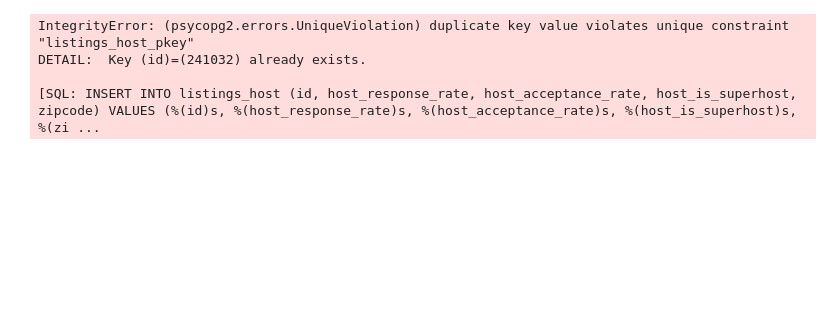
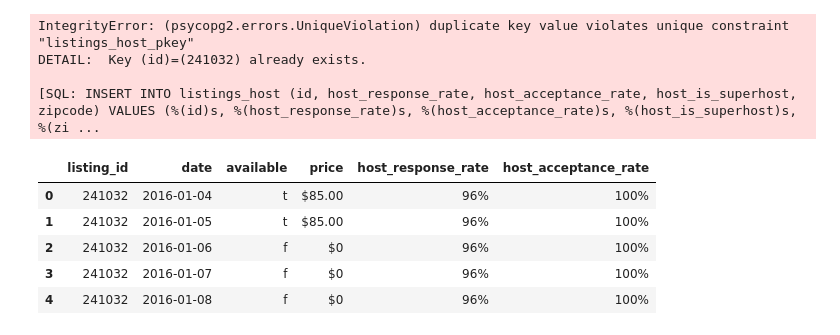
Before and after one commit to nt1analytics/Project-2, a Jupyter notebook: airbnb.ipynb, the cells around one changed output. Saved outputs shown, nothing was run; the diff lists cells and outputs as text; code cells hidden in the pictures; blank space fills up the shorter version.

Commit message:
join test

```diff
--- a/airbnb.ipynb
+++ b/airbnb.ipynb
@@ -250,3 +250,18 @@ IntegrityError: (psycopg2.errors.UniqueViolation) duplicate key value violates u
 DETAIL:  Key (id)=(241032) already exists.
 
 [SQL: INSERT INTO listings_host (id, host_response_rate, host_acceptance_rate, host_is_superhost, zipcode) VALUES (%(id)s, %(host_response_rate)s, %(host_acceptance_rate)s, %(host_is_superhost)s, %(zi ...
+# %%
+sql_join = r"""SELECT calendar.listing_id, calendar.date, calendar.available,
+calendar.price, listings_host.host_response_rate, listings_host.host_acceptance_rate
+FROM calendar
+JOIN listings_host
+ON calendar.listing_id = listings_host.id"""
+# %%
+pd.read_sql_query(sql_join, con=engine).head()
+# %% [output]
+|  | listing_id | date | available | price | host_response_rate | host_acceptance_rate |
+| 0 | 241032 | 2016-01-04 | t | $85.00 | 96% | 100% |
+| 1 | 241032 | 2016-01-05 | t | $85.00 | 96% | 100% |
+| 2 | 241032 | 2016-01-06 | f | $0 | 96% | 100% |
+| 3 | 241032 | 2016-01-07 | f | $0 | 96% | 100% |
+| 4 | 241032 | 2016-01-08 | f | $0 | 96% | 100% |
```
Also changed, not shown: parts of 2 cells of this notebook, 1 other file.
